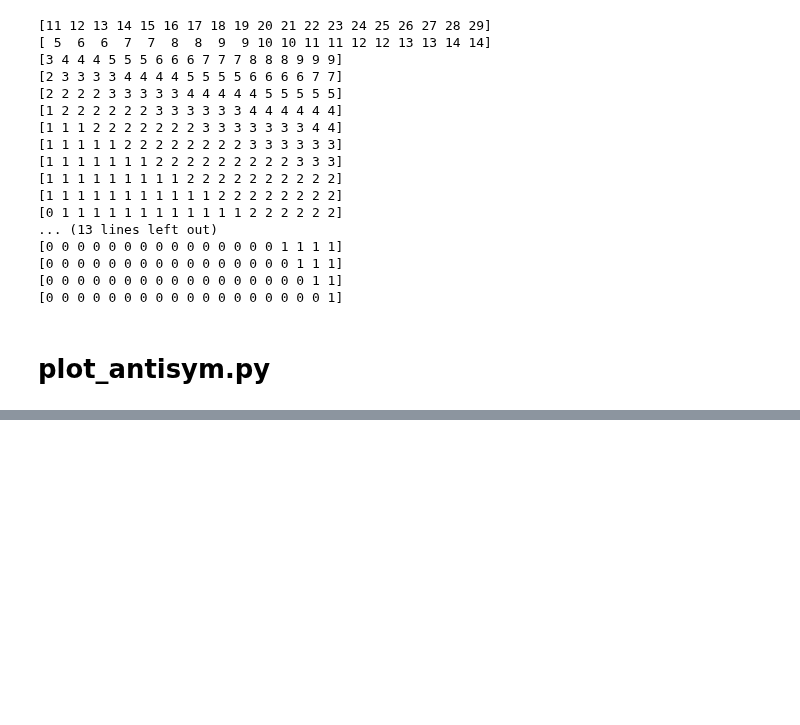
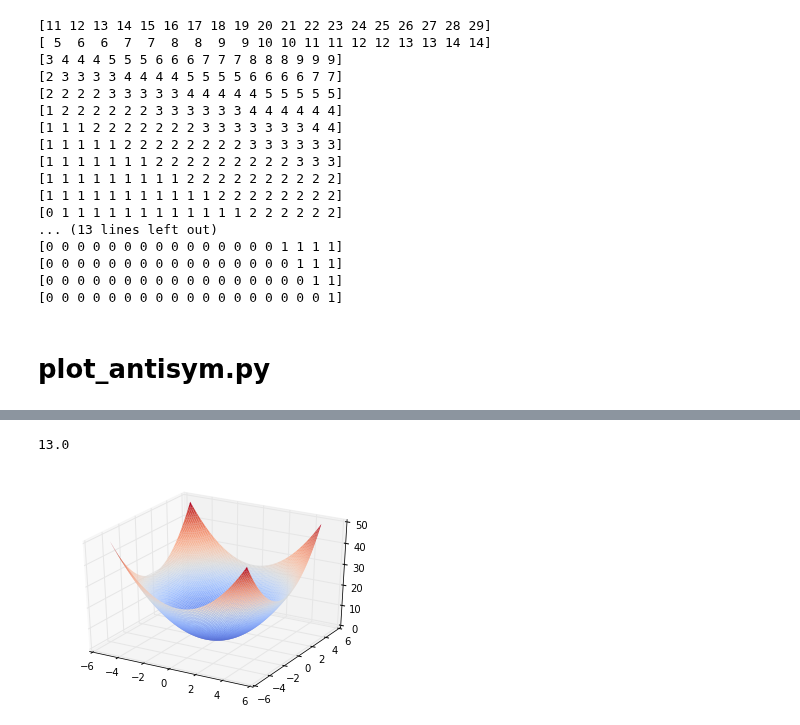
Before and after one commit to COMPPHYS-JNGUYEN/comp-phys, a Jupyter notebook: SandboxHW3.ipynb, the cells around one changed output, grey strips where cells are left out. Saved outputs shown, nothing was run; the diff lists cells and outputs as text; code cells hidden in the pictures; blank space fills up the shorter version.

```diff
--- a/SandboxHW3.ipynb
+++ b/SandboxHW3.ipynb
@@ -123,0 +189,23 @@ for val in y:
+# %%
+def g(x,y):
+    return x**2+y**2
+z = g(2., 3.)
+print z
+
+%matplotlib inline
+from mpl_toolkits.mplot3d import axes3d
+import matplotlib.pyplot as plt
+import numpy as np
+from matplotlib import cm #colormap:extract color scheme
+
+fig = plt.figure()
+ax = fig.add_subplot(111, projection = '3d')
+x = y = np.linspace(-5, 5, 100)
+xv, yv = np.meshgrid(x, y)
+z = g(xv, yv)
+#ax.plot_wireframe(xv, yv, z, rstride = 4, cstride = 4, linewidth = 1)
+ax.plot_surface(xv, yv, z, rstride = 1, cstride = 1, cmap=cm.coolwarm, linewidth=0)
+plt.show()
+# %% [output]
+13.0
+[figure, added]
```
Also changed, not shown: parts of 5 cells of this notebook, 2 other files.
